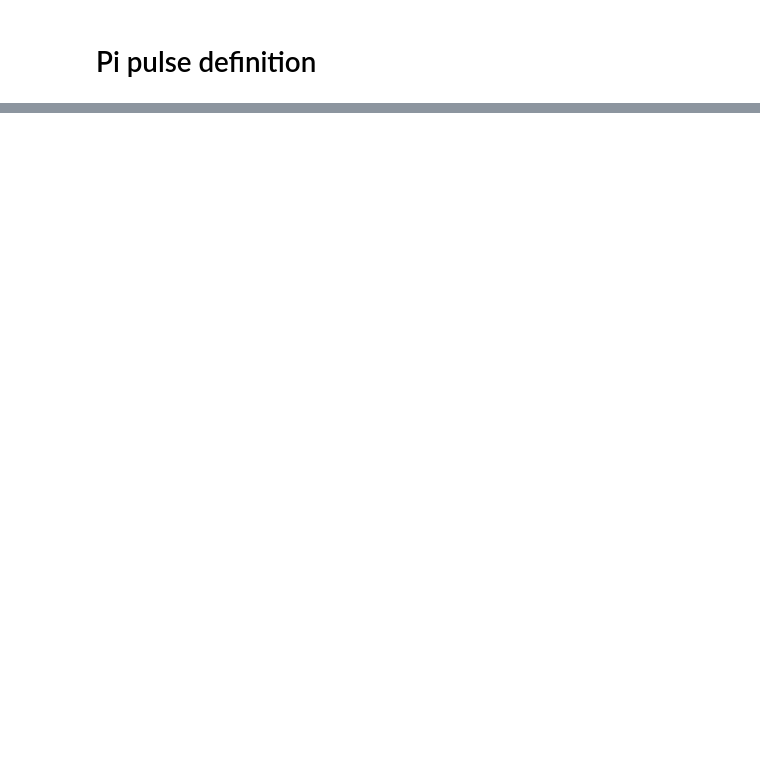
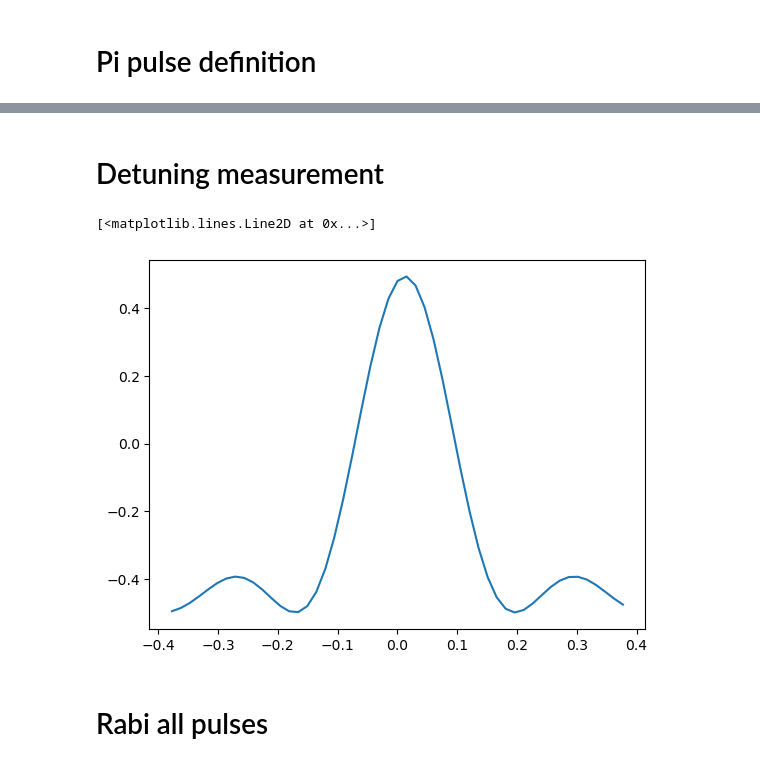
Before and after one commit to Quantronics/SpinDynamics, a Jupyter notebook: SpinDynamics.ipynb, the cells around one changed output, grey strips where cells are left out. Cells and saved outputs as stored; diff of their text form; code cells hidden in the pictures; blank space fills up the shorter version.

```diff
--- a/SpinDynamics.ipynb
+++ b/SpinDynamics.ipynb
@@ -257,0 +238,44 @@ plt.legend()
+# %% [markdown]
+# Detuning measurement
+# %%
+%matplotlib inline
+ket0 = H0.eigenstates()[1][1] # When the last 2 components of the state vector are nil, the electron spin is in the ground state
+
+t = np.linspace(0, 40, 5000)
+H_square = [tensor(sigmay(),qeye(nI)), square_pulse]
+
+n_points = 51
+detuning = A/2*np.linspace(-30, 30, n_points)
+
+plot = False
+if plot:
+    fig, ax = plt.subplots(n_points, 1, figsize=(8, 2*n_points), sharex=True, tight_layout=True)
+    fig.supxlabel("time us")
+
+rab = []
+for ii, det in enumerate(detuning):
+    args = {
+        'sigma_raise': 1,
+        'sigma_gauss': 5,
+        'pulse_duration': 30,
+        'amplitude': 0.1,
+        't0': 20,
+        'detuning': det, # 2pi*f in MHz
+        'phase': 0
+    }
+
+    result = mesolve([H0, H_square], ket0, t, [], [], args=args)
+    rab.append(expect(tensor(Sz, qeye(nI)), result.states)[-1])
+    if plot:
+        ax[ii].plot(t, expect(tensor(Sz, qeye(nI)), result.states), label="Detuning = %.2f kHz"%(det/2/np.pi*1e3))
+        ax[ii].plot(t, [square_pulse(_t, args) for _t in t], alpha=0.3)
+        ax[ii].set_ylim([-0.51, 0.51])
+        ax[ii].legend()
+
+plt.figure()
+plt.plot(detuning, rab)
+# %% [output]
+[<matplotlib.lines.Line2D at 0x...>]
+[figure, added]
+# %% [markdown]
+# Rabi all pulses
```
Also changed, not shown: parts of 33 cells of this notebook, 1 other file.
